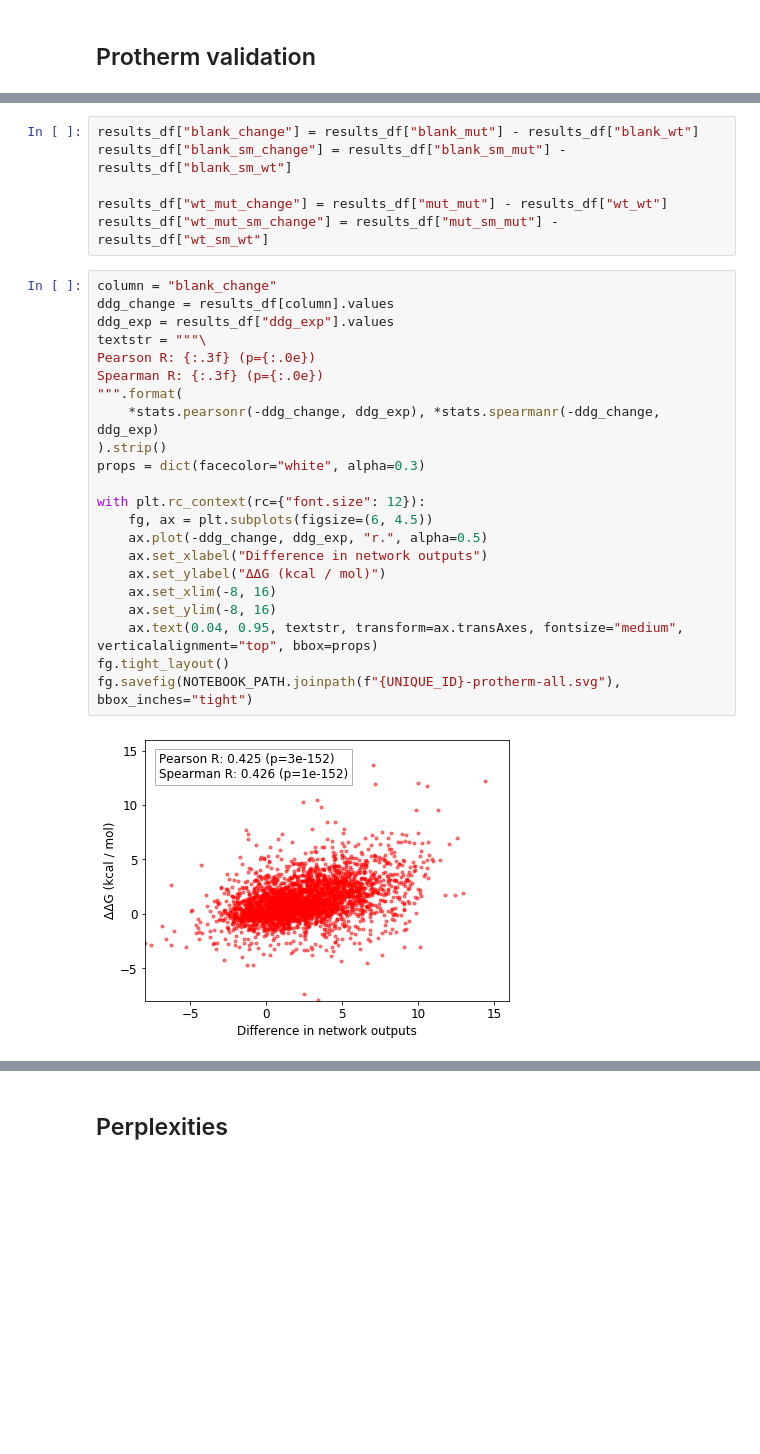
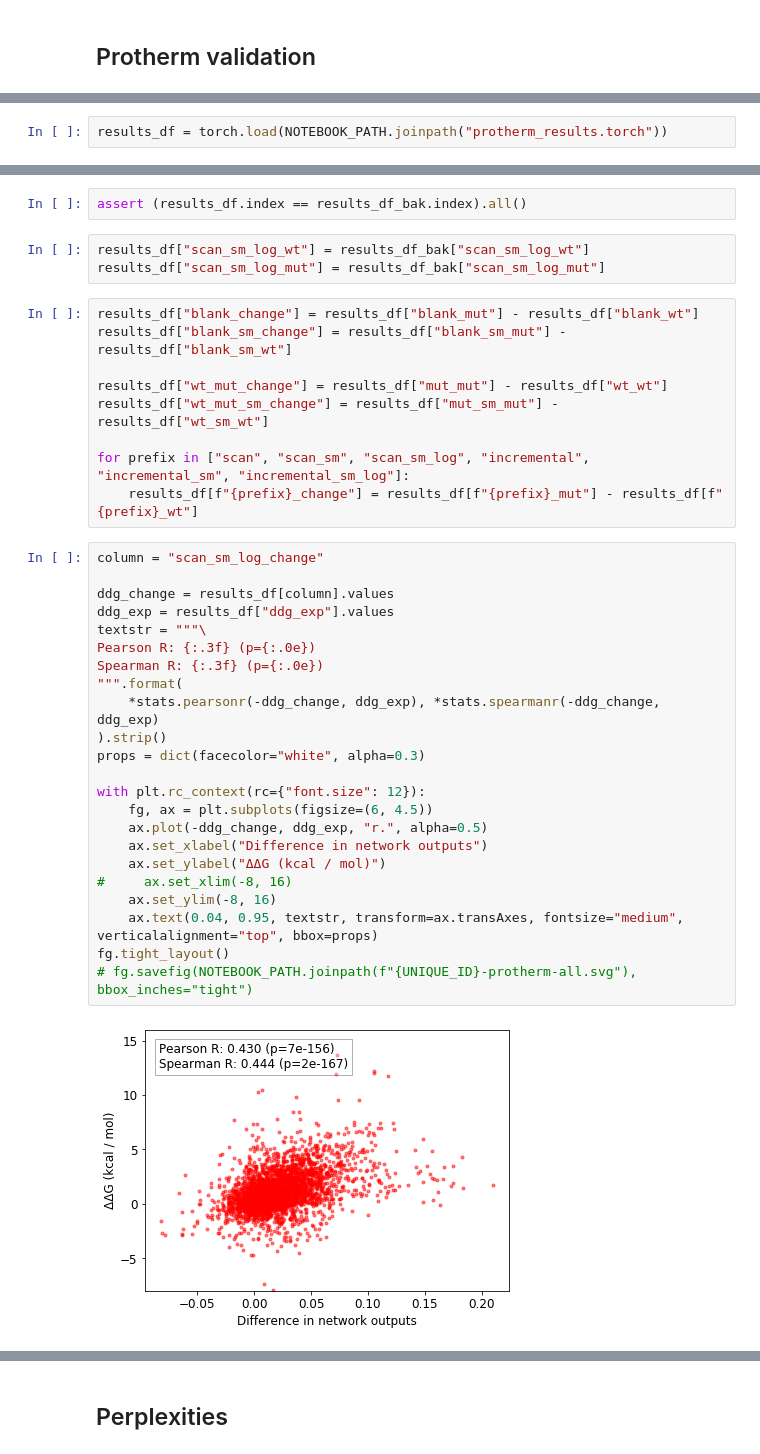
Before and after one commit to ostrokach/proteinsolver, a Jupyter notebook: notebooks/06_protein_analysis.ipynb, the cells around one changed output, grey strips where cells are left out. Drawn from its saved outputs; the diff is of its cells as text; blank space fills up the shorter version.

Commit message:
Update protein_analysis notebook

```diff
--- a/notebooks/06_protein_analysis.ipynb
+++ b/notebooks/06_protein_analysis.ipynb
@@ -445,0 +479,2 @@ Please use `tqdm.notebook.tqdm` instead of `tqdm.tqdm_notebook`
+# %%
+results_df = torch.load(NOTEBOOK_PATH.joinpath("protherm_results.torch"))
@@ -446,30 +483,39 @@ Please use `tqdm.notebook.tqdm` instead of `tqdm.tqdm_notebook`
+# %%
+assert (results_df.index == results_df_bak.index).all()
+# %%
+results_df["scan_sm_log_wt"] = results_df_bak["scan_sm_log_wt"]
+results_df["scan_sm_log_mut"] = results_df_bak["scan_sm_log_mut"]
 # %%
 results_df["blank_change"] = results_df["blank_mut"] - results_df["blank_wt"]
 results_df["blank_sm_change"] = results_df["blank_sm_mut"] - results_df["blank_sm_wt"]
 
 results_df["wt_mut_change"] = results_df["mut_mut"] - results_df["wt_wt"]
 results_df["wt_mut_sm_change"] = results_df["mut_sm_mut"] - results_df["wt_sm_wt"]
+
+for prefix in ["scan", "scan_sm", "scan_sm_log", "incremental", "incremental_sm", "incremental_sm_log"]:
+    results_df[f"{prefix}_change"] = results_df[f"{prefix}_mut"] - results_df[f"{prefix}_wt"]
 # %%
-column = "blank_change"
+column = "scan_sm_log_change"
+
 ddg_change = results_df[column].values
 ddg_exp = results_df["ddg_exp"].values
 textstr = """\
 Pearson R: {:.3f} (p={:.0e})
 Spearman R: {:.3f} (p={:.0e})
 """.format(
     *stats.pearsonr(-ddg_change, ddg_exp), *stats.spearmanr(-ddg_change, ddg_exp)
 ).strip()
 props = dict(facecolor="white", alpha=0.3)
 
 with plt.rc_context(rc={"font.size": 12}):
     fg, ax = plt.subplots(figsize=(6, 4.5))
     ax.plot(-ddg_change, ddg_exp, "r.", alpha=0.5)
     ax.set_xlabel("Difference in network outputs")
     ax.set_ylabel("ΔΔG (kcal / mol)")
-    ax.set_xlim(-8, 16)
+#     ax.set_xlim(-8, 16)
     ax.set_ylim(-8, 16)
     ax.text(0.04, 0.95, textstr, transform=ax.transAxes, fontsize="medium", verticalalignment="top", bbox=props)
 fg.tight_layout()
-fg.savefig(NOTEBOOK_PATH.joinpath(f"{UNIQUE_ID}-protherm-all.svg"), bbox_inches="tight")
+# fg.savefig(NOTEBOOK_PATH.joinpath(f"{UNIQUE_ID}-protherm-all.svg"), bbox_inches="tight")
 # %% [output]
-[figure, old version]
+[figure, new version]
```
Also changed, not shown: parts of 26 cells of this notebook.
